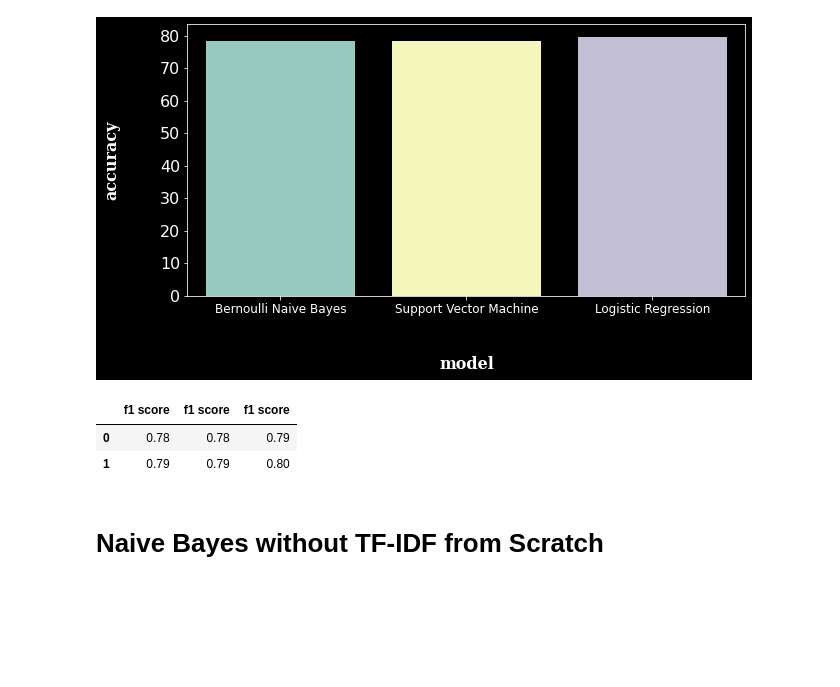
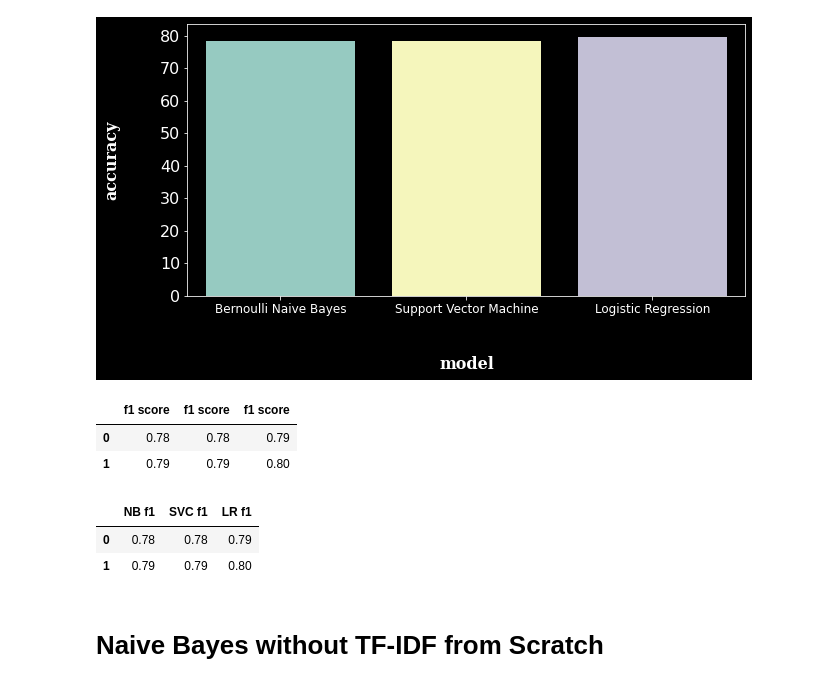
Before and after one commit to Pooja22-05-2003/Twitter-Sentiment-Analysis, a Jupyter notebook: MainSolution.ipynb, the cells around one changed output. Saved outputs shown, nothing was run; the diff lists cells and outputs as text; code cells hidden in the pictures; blank space fills up the shorter version.

```diff
--- a/MainSolution.ipynb
+++ b/MainSolution.ipynb
@@ -401,6 +401,14 @@ df_f1
 |  | f1 score | f1 score | f1 score |
 | 0 | 0.78 | 0.78 | 0.79 |
 | 1 | 0.79 | 0.79 | 0.80 |
+# %%
+df_f1.columns = ['NB f1','SVC f1','LR f1']
+# %%
+df_f1
+# %% [output]
+|  | NB f1 | SVC f1 | LR f1 |
+| 0 | 0.78 | 0.78 | 0.79 |
+| 1 | 0.79 | 0.79 | 0.80 |
 # %% [markdown]
 # Naive Bayes without TF-IDF from Scratch
 # %%
```
